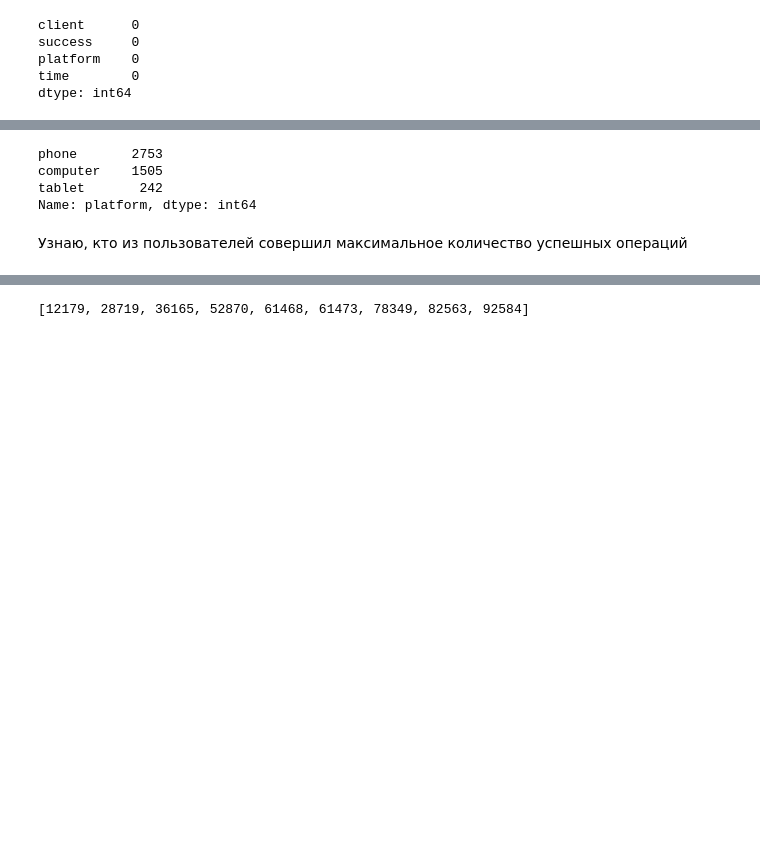
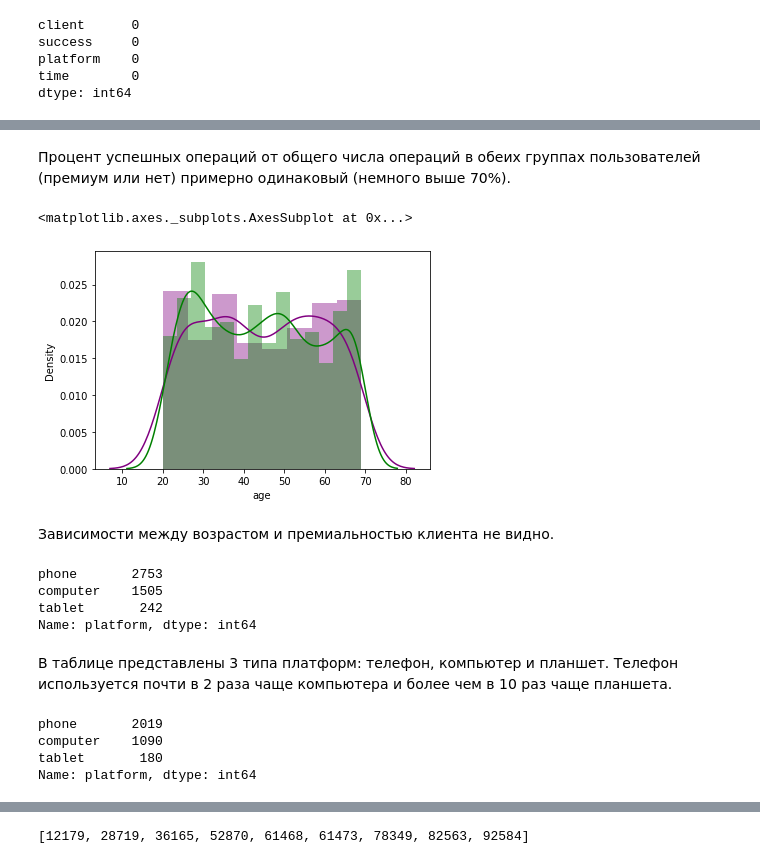
Before and after one commit to AlinaTyub/Data_analyst, a Jupyter notebook: logs.ipynb, the cells around one changed output, grey strips where cells are left out. Cells and saved outputs as stored; diff of their text form; code cells hidden in the pictures; blank space fills up the shorter version.

```diff
--- a/logs.ipynb
+++ b/logs.ipynb
@@ -88,3 +151,13 @@ dtype: int64
+# %% [markdown]
+Процент успешных операций от общего числа операций в обеих группах пользователей (премиум или нет) примерно одинаковый (немного выше 70%).
+# %%
+sns.distplot(users_data.merge(logs).query('premium == True').age, color = 'purple')
+sns.distplot(users_data.merge(logs).query('premium == False').age, color = 'green')
+# %% [output]
+<matplotlib.axes._subplots.AxesSubplot at 0x...>
+[figure, added]
+# %% [markdown]
+Зависимости между возрастом и премиальностью клиента не видно.
 # %%
 logs.platform.value_counts()
 # %% [output]
@@ -92,5 +165,12 @@ phone       2753
 computer    1505
 tablet       242
 Name: platform, dtype: int64
-# %% [markdown]
-Узнаю, кто из пользователей совершил максимальное количество успешных операций
+# %% [markdown]
+В таблице представлены 3 типа платформ: телефон, компьютер и планшет. Телефон используется почти в 2 раза чаще компьютера и более чем в 10 раз чаще планшета.
+# %%
+logs.query('success == True').platform.value_counts()
+# %% [output]
+phone       2019
+computer    1090
+tablet       180
+Name: platform, dtype: int64
```
Also changed, not shown: parts of 108 cells of this notebook.
